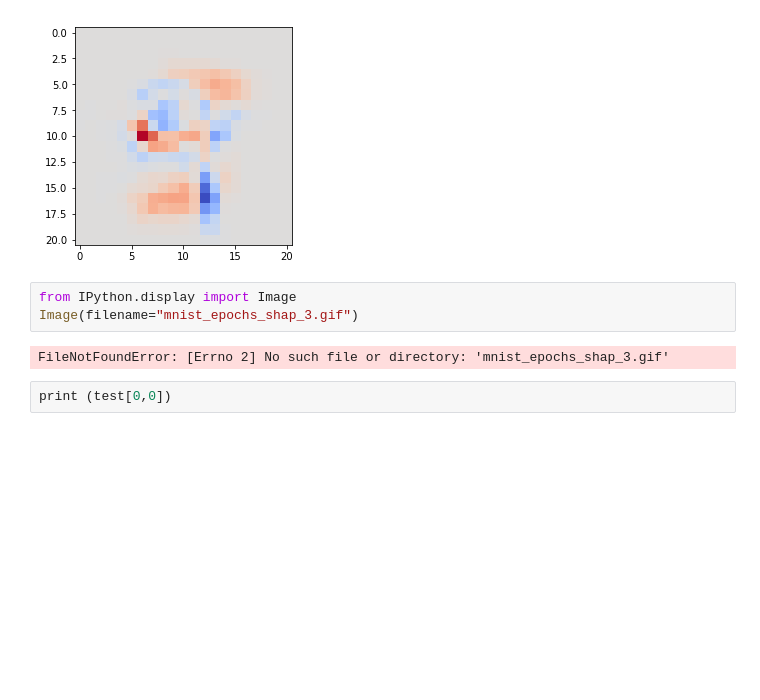
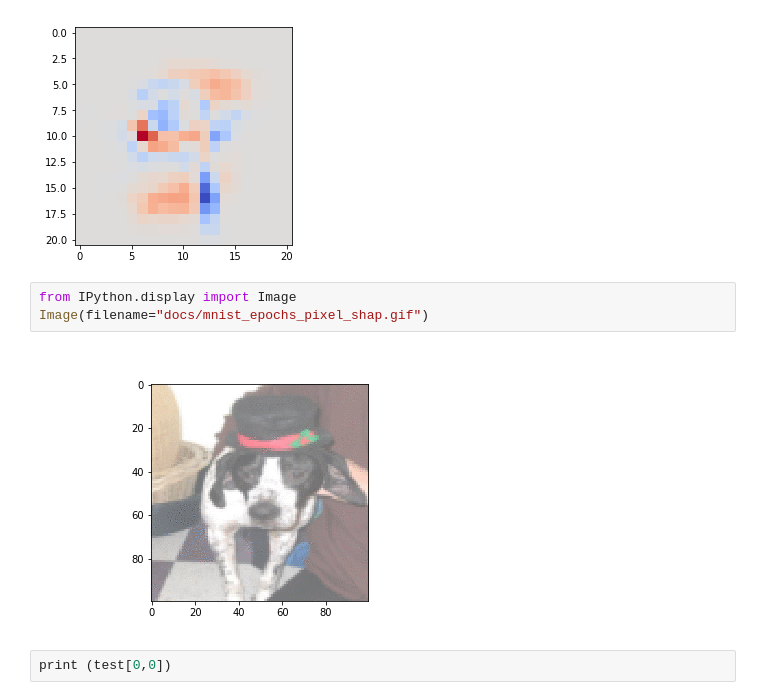
Before and after one commit to lhayne/ImageShap, a Jupyter notebook: presentation.ipynb, the cells around one changed output. Cells and saved outputs as stored; diff of their text form; blank space fills up the shorter version.

Commit message:
added mnist_epochs_shap.gif

```diff
--- a/presentation.ipynb
+++ b/presentation.ipynb
@@ -23,9 +23,9 @@ MNIST DATASET LOADED
 [figure]
 # %%
 from IPython.display import Image
-Image(filename="mnist_epochs_shap_3.gif")
+Image(filename="docs/mnist_epochs_pixel_shap.gif")
 # %% [output]
-FileNotFoundError: [Errno 2] No such file or directory: 'mnist_epochs_shap_3.gif'
+[figure, added]
 # %%
 print (test[0,0])
 # %% [output]
```
Also changed, not shown: 1 other file.
